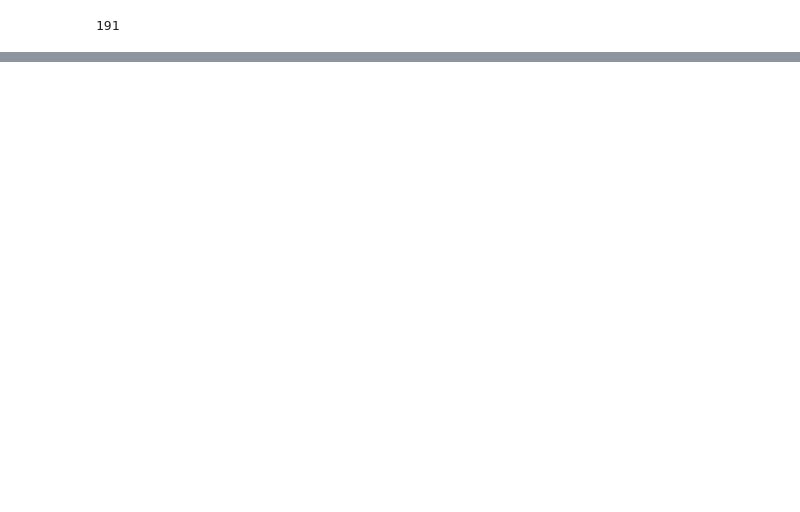
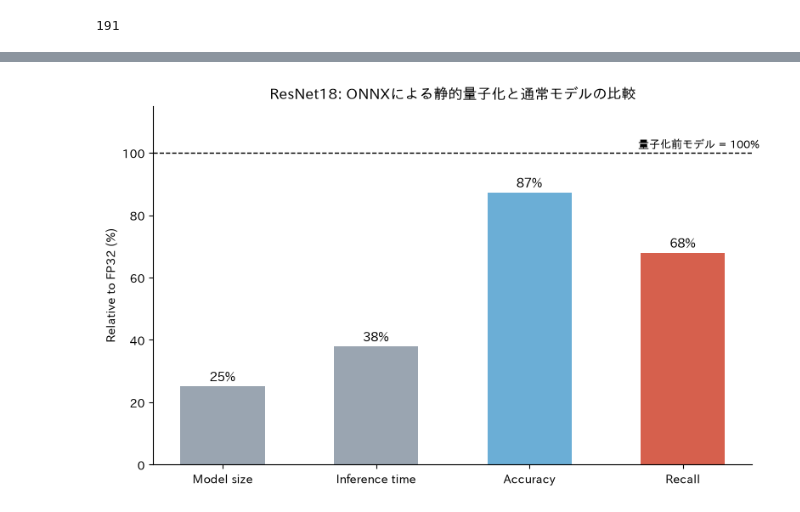
Before and after one commit to h-saito22/Chest_Xray_Penumonia_Cancer_training, a Jupyter notebook: notebooks/quantization_benchmark.ipynb, the cells around one changed output, grey strips where cells are left out. Saved outputs shown, nothing was run; the diff lists cells and outputs as text; code cells hidden in the pictures; blank space fills up the shorter version.

```diff
--- a/notebooks/quantization_benchmark.ipynb
+++ b/notebooks/quantization_benchmark.ipynb
@@ -470,0 +585,42 @@ std :0.7300815320522863 time_mean :11.030770619710287
+# %%
+import matplotlib.pyplot as plt
+from pathlib import Path
+
+# モデルサイズ（実ファイルから計算）
+base_path = Path("../outputs/models/quantization/ResNet18_qc.onnx")
+quant_path = Path("../outputs/models/quantization/quantize_ResNet18.onnx")
+size_before = base_path.stat().st_size
+size_after = quant_path.stat().st_size
+
+# 量子化前 / 後（ONNX fp32 と ONNX 静的量子化、test_data で評価）
+time_before, time_after = 29.098, 11.030
+acc_before, acc_after = 0.5801, 0.5064
+recall_before, recall_after = 0.815, 0.554
+
+labels = ["Model size", "Inference time", "Accuracy", "Recall"]
+values = [
+    size_after / size_before * 100,
+    time_after / time_before * 100,
+    acc_after / acc_before * 100,
+    recall_after / recall_before * 100,
+]
+# 小さいほど良い（サイズ・時間）はグレー、精度系は青、Recall だけ赤で強調
+colors = ["#9aa5b1", "#9aa5b1", "#6baed6", "#d6604d"]
+
+fig, ax = plt.subplots(figsize=(8, 5))
+bars = ax.bar(labels, values, color=colors, width=0.55)
+ax.axhline(100, color="black", linestyle="--", linewidth=1)
+ax.text(len(labels) - 0.5, 101.5, "量子化前モデル = 100%", ha="right", fontsize=9)
+
+ax.bar_label(bars, fmt="%.0f%%", padding=3, fontsize=11)
+ax.set_ylabel("Relative to FP32 (%)")
+ax.set_ylim(0, 115)
+ax.set_title("ResNet18: ONNXによる静的量子化と通常モデルの比較")
+ax.spines[["top", "right"]].set_visible(False)
+
+plt.tight_layout()
+Path("../images").mkdir(exist_ok=True)
+plt.savefig("../images/quantization_relative.png", dpi=200)
+plt.show()
+# %% [output]
+[figure, added]
```
Also changed, not shown: parts of 28 cells of this notebook, 16 other files.
